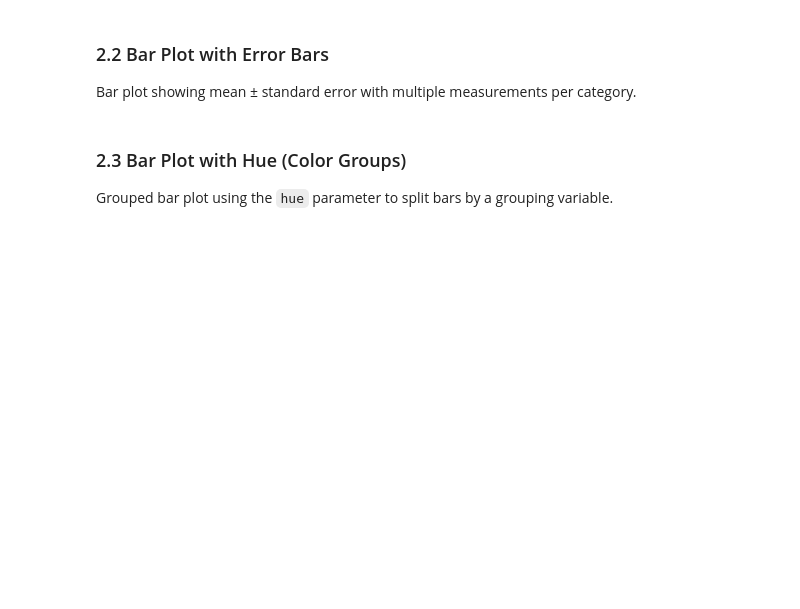
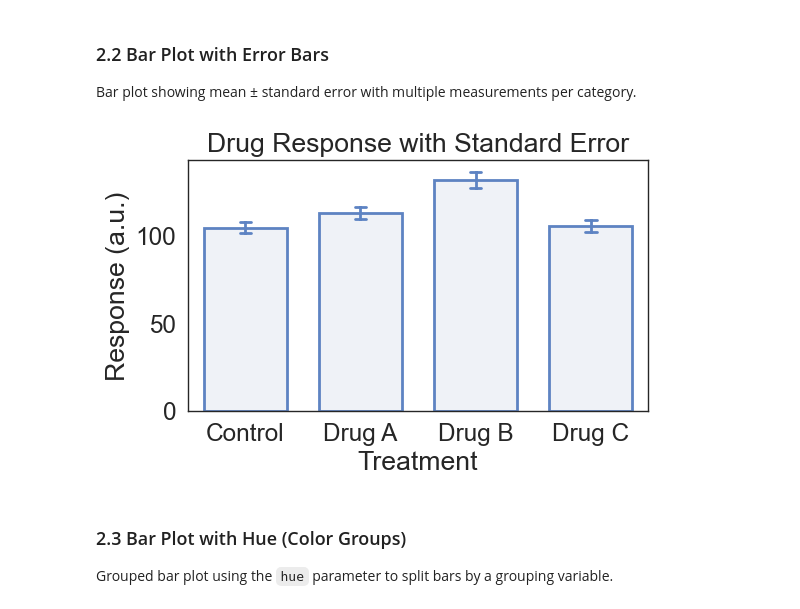
Before and after one commit to jorgebotas/prettyplot, a Jupyter notebook: examples.ipynb, the cells around one changed output. Cells and saved outputs as stored; diff of their text form; code cells hidden in the pictures; blank space fills up the shorter version.

```diff
--- a/examples.ipynb
+++ b/examples.ipynb
@@ -90,32 +94,33 @@ Bar plot showing mean ± standard error with multiple measurements per category.
 # %%
 # Create data with multiple measurements per category
 np.random.seed(42)
 error_data = pd.DataFrame({
     'treatment': np.repeat(['Control', 'Drug A', 'Drug B', 'Drug C'], 12),
     'response': np.concatenate([
         np.random.normal(100, 15, 12),  # Control
         np.random.normal(120, 12, 12),  # Drug A
         np.random.normal(135, 18, 12),  # Drug B
         np.random.normal(110, 14, 12),  # Drug C
     ])
 })
 
 # Create bar plot with error bars
 fig, ax = pp.barplot(
     data=error_data,
     x='treatment',
     y='response',
     title='Drug Response with Standard Error',
     xlabel='Treatment',
     ylabel='Response (a.u.)',
     errorbar='se',  # standard error
-    capsize=0.15,
+    capsize=0.1,
     palette='pastel_categorical',
-    figsize=(8, 5)
 )
 
 plt.tight_layout()
 plt.show()
+# %% [output]
+[figure, added]
 # %% [markdown]
 ### 2.3 Bar Plot with Hue (Color Groups)
 
```
Also changed, not shown: parts of 23 cells of this notebook, 8 other files.
